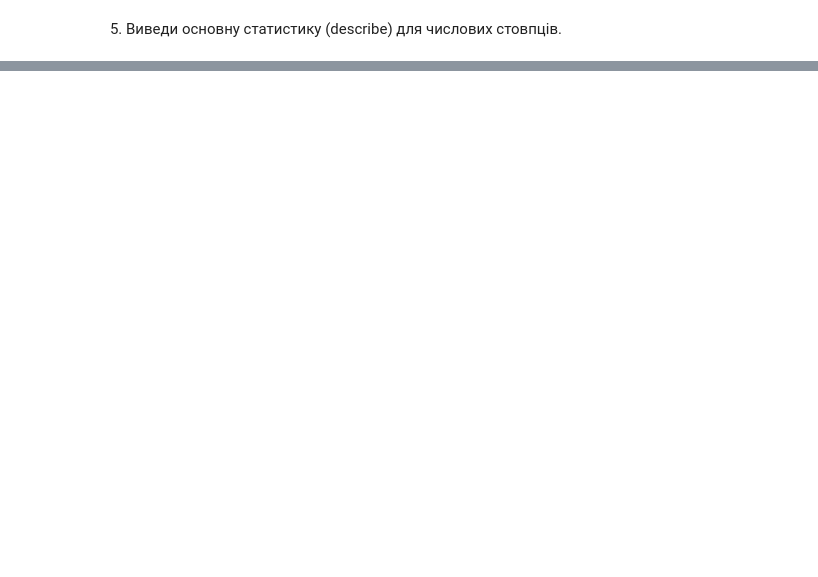
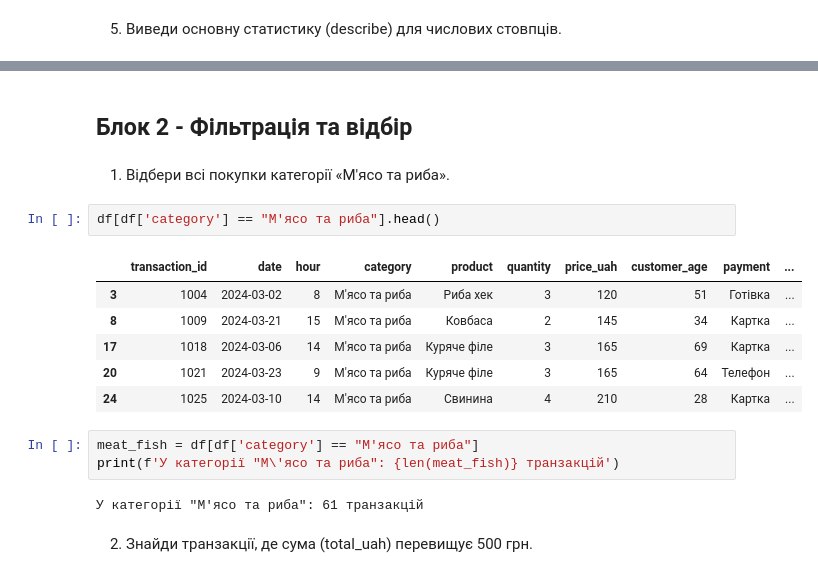
Before and after one commit to rudmaxx/DTA_Python, a Jupyter notebook: project_store_sales_analysis/store_sales_analysis.ipynb, the cells around one changed output, grey strips where cells are left out. Saved outputs shown, nothing was run; the diff lists cells and outputs as text; blank space fills up the shorter version.

```diff
--- a/project_store_sales_analysis/store_sales_analysis.ipynb
+++ b/project_store_sales_analysis/store_sales_analysis.ipynb
@@ -181,0 +243,20 @@ df.describe().round(2)
+# %% [markdown]
+## Блок 2 - Фільтрація та відбір
+# %% [markdown]
+1. Відбери всі покупки категорії «М'ясо та риба».
+# %%
+df[df['category'] == "М'ясо та риба"].head()
+# %% [output]
+|  | transaction_id | date | hour | category | product | quantity | price_uah | customer_age | payment | ... |
+| 3 | 1004 | 2024-03-02 | 8 | М'ясо та риба | Риба хек | 3 | 120 | 51 | Готівка | ... |
+| 8 | 1009 | 2024-03-21 | 15 | М'ясо та риба | Ковбаса | 2 | 145 | 34 | Картка | ... |
+| 17 | 1018 | 2024-03-06 | 14 | М'ясо та риба | Куряче філе | 3 | 165 | 69 | Картка | ... |
+| 20 | 1021 | 2024-03-23 | 9 | М'ясо та риба | Куряче філе | 3 | 165 | 64 | Телефон | ... |
+| 24 | 1025 | 2024-03-10 | 14 | М'ясо та риба | Свинина | 4 | 210 | 28 | Картка | ... |
+# %%
+meat_fish = df[df['category'] == "М'ясо та риба"]
+print(f'У категорії "М\'ясо та риба": {len(meat_fish)} транзакцій')
+# %% [output]
+У категорії "М'ясо та риба": 61 транзакцій
+# %% [markdown]
+2. Знайди транзакції, де сума (total_uah) перевищує 500 грн.
```
Also changed, not shown: parts of 21 cells of this notebook.
